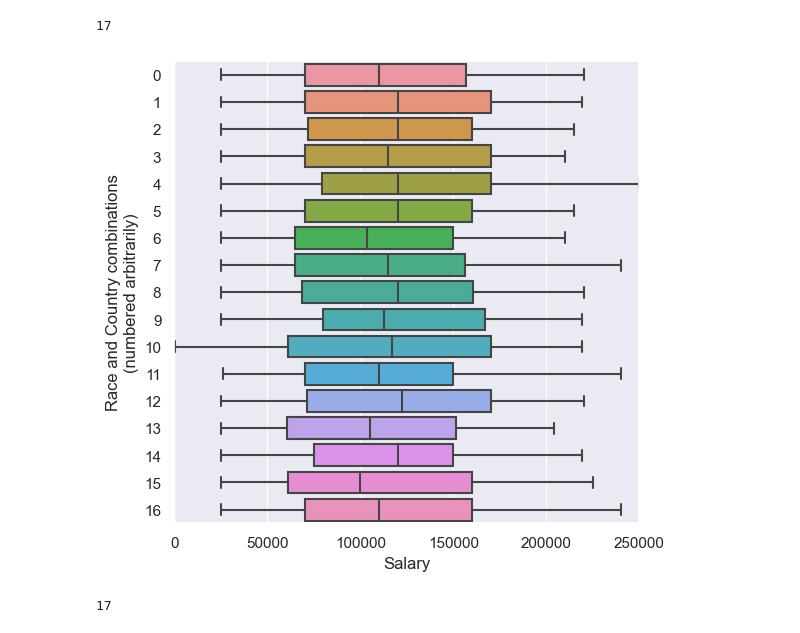
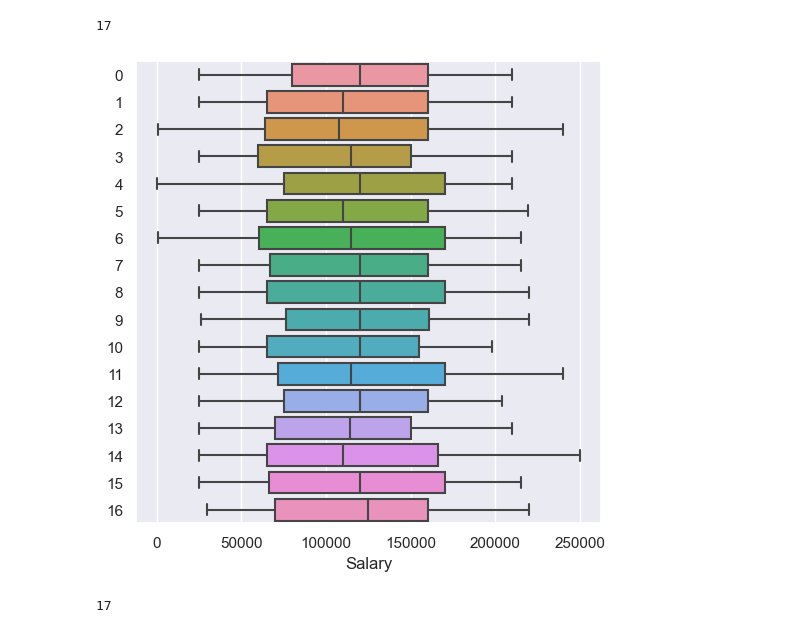
Before and after one commit to Oren-BenA/Regression_project, a Jupyter notebook: EDA.ipynb, the cells around one changed output. Saved outputs shown, nothing was run; the diff lists cells and outputs as text; code cells hidden in the pictures.

```diff
--- a/EDA.ipynb
+++ b/EDA.ipynb
@@ -8,0 +25,10 @@ y = pd.read_csv(file_path)
+# %%
+# removing irrational 'Years of Experience' values, e.g. 120...
+df_org2['Years of Experience'].sort_values().unique()
+df_org2 = df_org2[df_org2['Years of Experience'] != 120.0]
+df_org2['Years of Experience'].sort_values()
+# data = data.drop(labels=[1,15,20], axis=0)
+
+# Removing 'Years of Experience' NaN values
+df_org2 = df_org2.drop(labels = [172, 260, 5247], axis = 0)
+df_org2['Years of Experience'].sort_values()
@@ -8,0 +49,11 @@ y = pd.read_csv(file_path)
+# %%
+# removing 'O' values from Gender
+df_org2 = df_org2[df_org2['Gender'] != 'O']
+df_org2['Gender'].unique()
+
+# # removing sparse salary points
+# df_org2 = df_org2[df_org2['Salary'] <210000]
+# df_org2 = df_org2[df_org2['Salary'] >10000]
+
+# # removing sparse professionalism points
+# df_org2 = df_org2[df_org2['professionalism'] < 1000]
@@ -9,9 +74,9 @@ y = pd.read_csv(file_path)
 # %%
-df_org = X.join(y.set_index('id'))
+# df_org = X.join(y.set_index('id'))
 
-df_mod = df_org
+df_mod = df_org2
 
-df_mod.set_index('id',inplace= True)
+# df_mod.set_index('id',inplace= True)
 
 # clear all null lines
 for column in df_mod.columns:
@@ -19,11 +84,11 @@ for column in df_mod.columns:
     df_mod = df_mod[nulls_mask]
 
 # drop unnamed columns
-df_mod.drop(columns='Unnamed: 0', inplace=True)
-df_mod.drop(columns='Unnamed: 0.1',inplace=True)
+# df_mod.drop(columns='Unnamed: 0', inplace=True)
+# df_mod.drop(columns='Unnamed: 0.1',inplace=True)
 
 # removing data point with Gender = 'O'
-df_mod = df_mod[df_mod['Gender']!='O']
+# df_mod = df_mod[df_mod['Gender']!='O']
 
 # setting 'id' column as index
 # df_mod.set_index('id', inplace = True)
@@ -34,8 +99,11 @@ label_encoder = LabelEncoder()
 for column in df_mod.select_dtypes(include=['object']).columns:
     df_mod[column + '_encoded'] = label_encoder.fit_transform(df_mod[column])
 
+df_mod2 = df_mod[['Age','Years of Experience','professionalism','Salary', 'Gender_encoded', 'Job Title_encoded',
+       'Country_encoded', 'Race_encoded', 'Education_Level_corrected_encoded']]
+
 # Train test split
-X_train, X_test, y_train, y_test =train_test_split(df_mod.drop(columns = 'Salary'), df_mod.Salary, test_size = 0.3, random_state = 42)
+X_train, X_test, y_train, y_test =train_test_split(df_mod2.drop(columns = ['Salary']), df_mod2.Salary, test_size = 0.3, random_state = 42)
 
 # get all relevant column names
 categorical_columns = df_mod.select_dtypes(include=['object']).columns.tolist()
@@ -77,4 +135,4 @@ X_train_copy = X_train[['professionalism','Gender_encoded', 'Education Level_enc
 # %%
-sns.pairplot(X_train_copy.join(y.set_index('id')), vars = X_train_copy.join(y.set_index('id')).columns, hue = 'Salary')
+sns.pairplot(X_train.join(y.set_index('id')), vars = X_train.join(y.set_index('id')).columns, hue = 'Salary')
 # %% [output]
 <seaborn.axisgrid.PairGrid at 0x...>
@@ -109,15 +167,16 @@ groups.unique().size
 17
 # %%
 # removing 'Salary' NaN values
-data = data[~data['Salary'].isna()]
+# data = data[~data['Salary'].isna()]
 # grouping by race and country
 groups = data.groupby(['Country_encoded', 'Race_encoded']).ngroup()
+# groups = X_train.groupby(['Education_Level_corrected_encoded']).ngroup()
 
-sns.boxplot(data = data, x = 'Salary', y = groups, orient = 'h').set(ylabel = "Race and Country combinations\n(numbered arbitrarily)", xlim = (0,250000))
+sns.boxplot(data = X_train.join(y), x = 'Salary', y = groups, orient = 'h')
 # setting sns figure size
 sns.set(rc={'figure.figsize':(6,6)})
 # %% [output]
-[figure, old version]
+[figure, new version]
 # %%
 groups.nunique()
 # %% [output]
```
Also changed, not shown: parts of 26 cells of this notebook.
